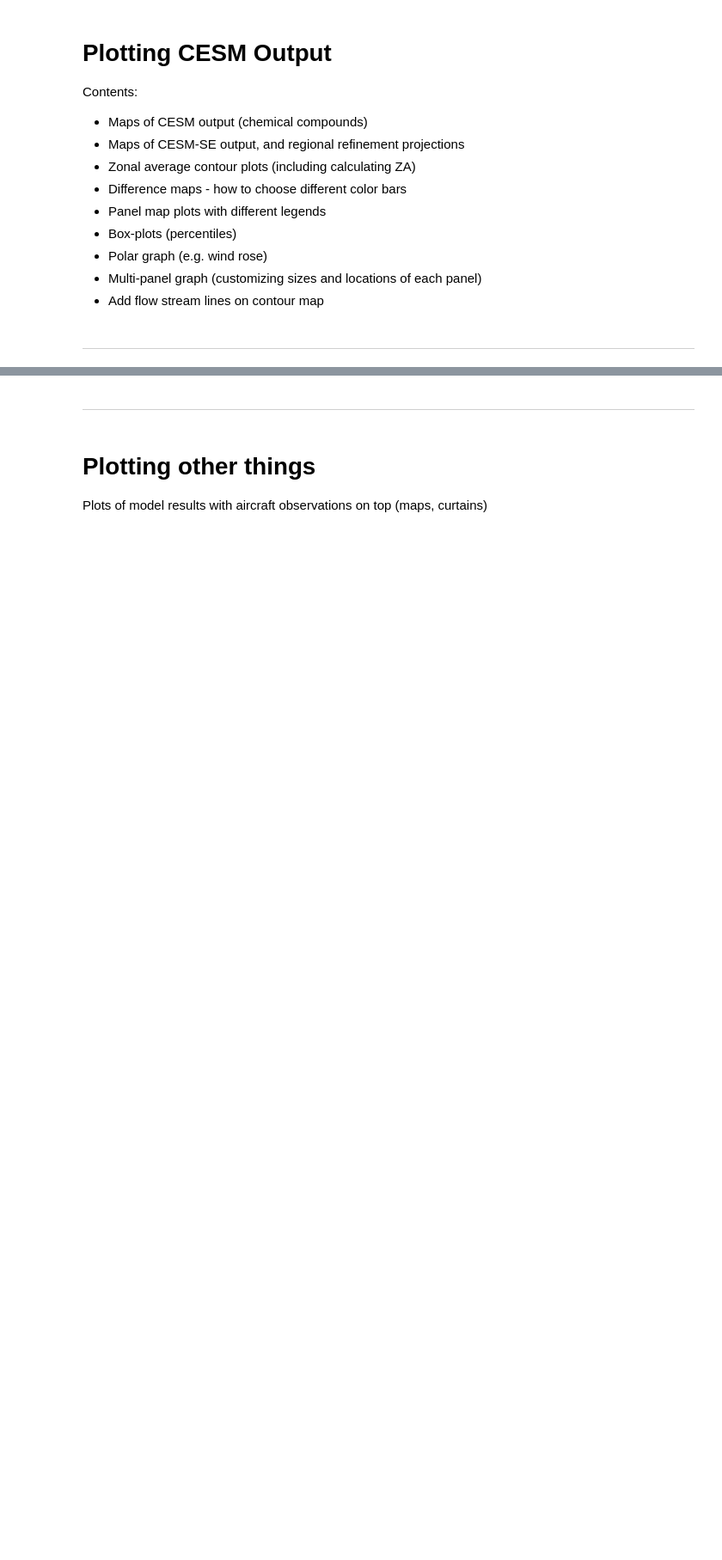
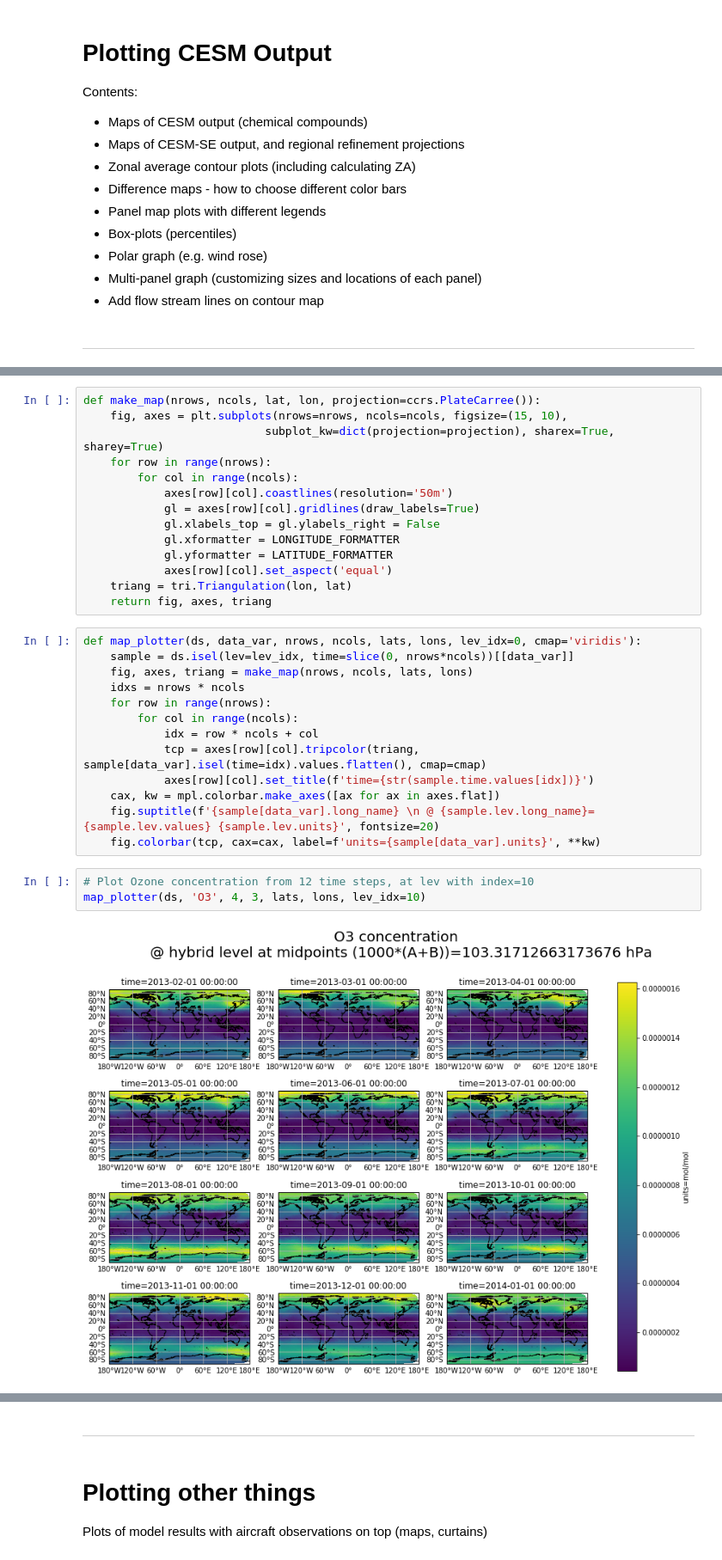
Before and after one commit to NCAR/ACOM-Python-Tutorial, a Jupyter notebook: notebooks/02_plotting.ipynb, the cells around one changed output, grey strips where cells are left out. Shown at 86% size. Drawn from its saved outputs; the diff is of its cells as text; blank space fills up the shorter version.

```diff
--- a/notebooks/02_plotting.ipynb
+++ b/notebooks/02_plotting.ipynb
@@ -35,0 +174,32 @@ UsageError: %%bash is a cell magic, but the cell body is empty.
+# %%
+def make_map(nrows, ncols, lat, lon, projection=ccrs.PlateCarree()):
+    fig, axes = plt.subplots(nrows=nrows, ncols=ncols, figsize=(15, 10),
+                           subplot_kw=dict(projection=projection), sharex=True, sharey=True)
+    for row in range(nrows):
+        for col in range(ncols):
+            axes[row][col].coastlines(resolution='50m')
+            gl = axes[row][col].gridlines(draw_labels=True)
+            gl.xlabels_top = gl.ylabels_right = False
+            gl.xformatter = LONGITUDE_FORMATTER
+            gl.yformatter = LATITUDE_FORMATTER
+            axes[row][col].set_aspect('equal')
+    triang = tri.Triangulation(lon, lat)
+    return fig, axes, triang
+# %%
+def map_plotter(ds, data_var, nrows, ncols, lats, lons, lev_idx=0, cmap='viridis'):
+    sample = ds.isel(lev=lev_idx, time=slice(0, nrows*ncols))[[data_var]]
+    fig, axes, triang = make_map(nrows, ncols, lats, lons)
+    idxs = nrows * ncols
+    for row in range(nrows):
+        for col in range(ncols):
+            idx = row * ncols + col
+            tcp = axes[row][col].tripcolor(triang, sample[data_var].isel(time=idx).values.flatten(), cmap=cmap)
+            axes[row][col].set_title(f'time={str(sample.time.values[idx])}')
+    cax, kw = mpl.colorbar.make_axes([ax for ax in axes.flat])
+    fig.suptitle(f'{sample[data_var].long_name} \n @ {sample.lev.long_name}={sample.lev.values} {sample.lev.units}', fontsize=20)
+    fig.colorbar(tcp, cax=cax, label=f'units={sample[data_var].units}', **kw)
+# %%
+# Plot Ozone concentration from 12 time steps, at lev with index=10
+map_plotter(ds, 'O3', 4, 3, lats, lons, lev_idx=10)
+# %% [output]
+[figure, added]
```
Also changed, not shown: parts of 35 cells of this notebook, 2 other files.
